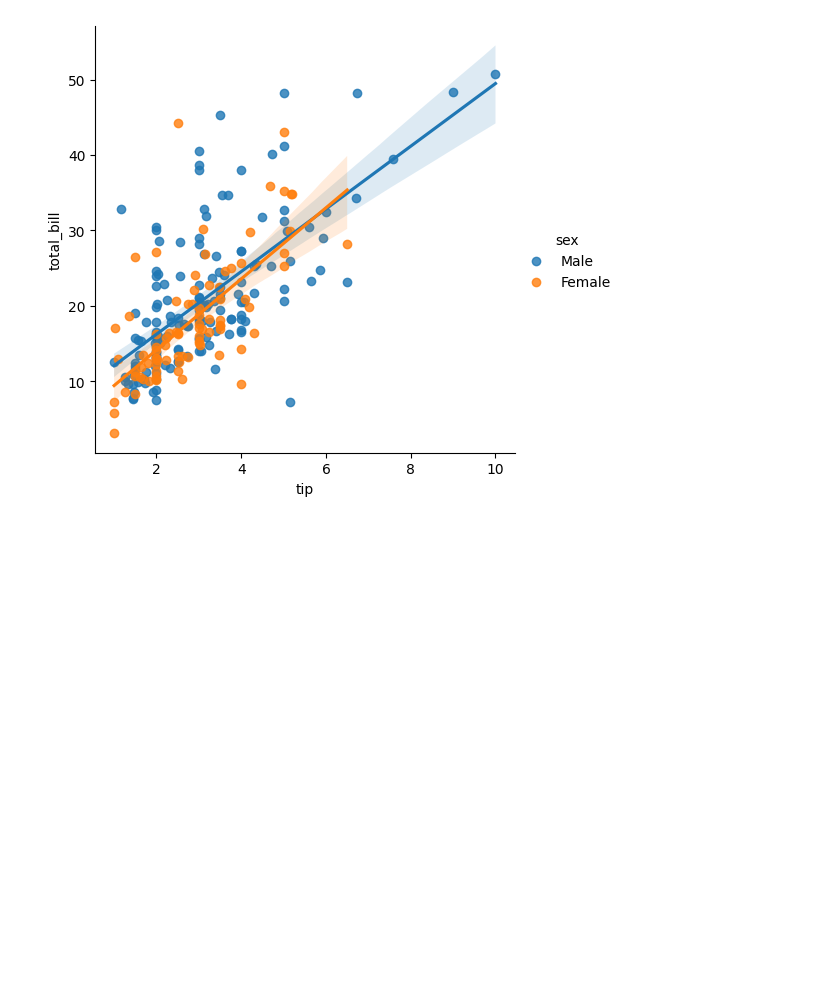
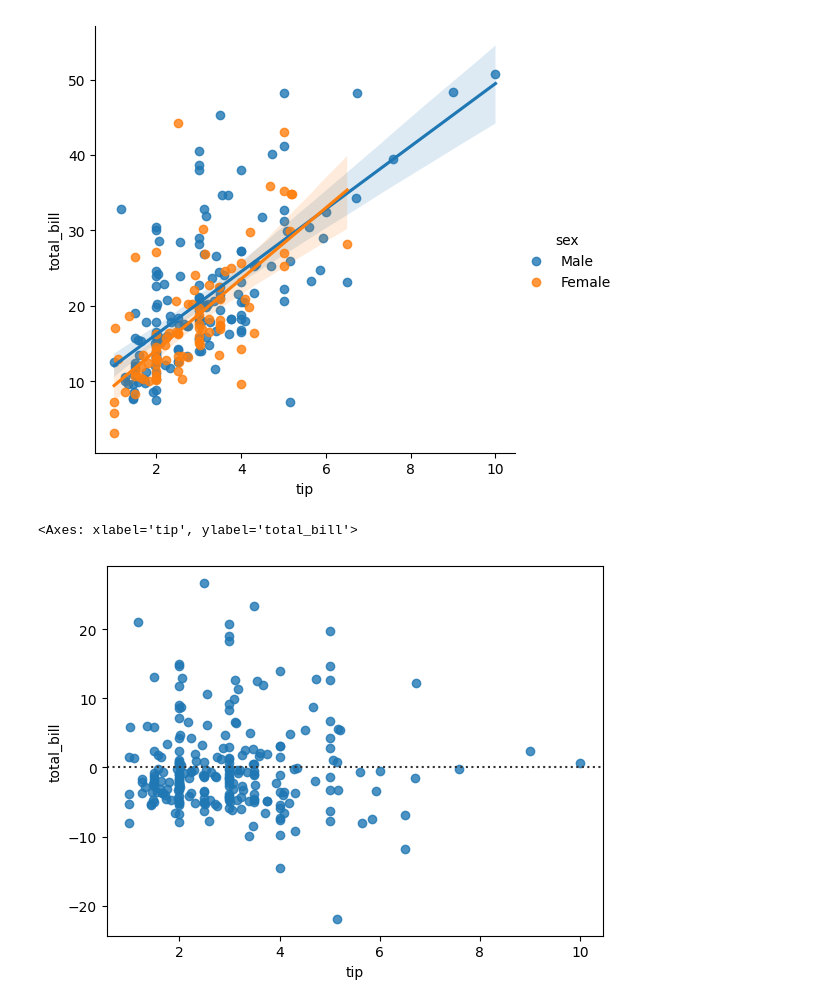
Before and after one commit to Srish09-S/ML, a Jupyter notebook: Seaborn/5.ipynb, the cells around one changed output. Drawn from its saved outputs; the diff is of its cells as text; code cells hidden in the pictures; blank space fills up the shorter version.

```diff
--- a/Seaborn/5.ipynb
+++ b/Seaborn/5.ipynb
@@ -26,3 +26,8 @@ sns.lmplot(data=tips , x='tip' , y='total_bill' , hue='sex')
 # %% [output]
 <seaborn.axisgrid.FacetGrid at 0x...>
 [figure]
+# %%
+sns.residplot(data=tips , x='tip' , y='total_bill')
+# %% [output]
+<Axes: xlabel='tip', ylabel='total_bill'>
+[figure, added]
```
